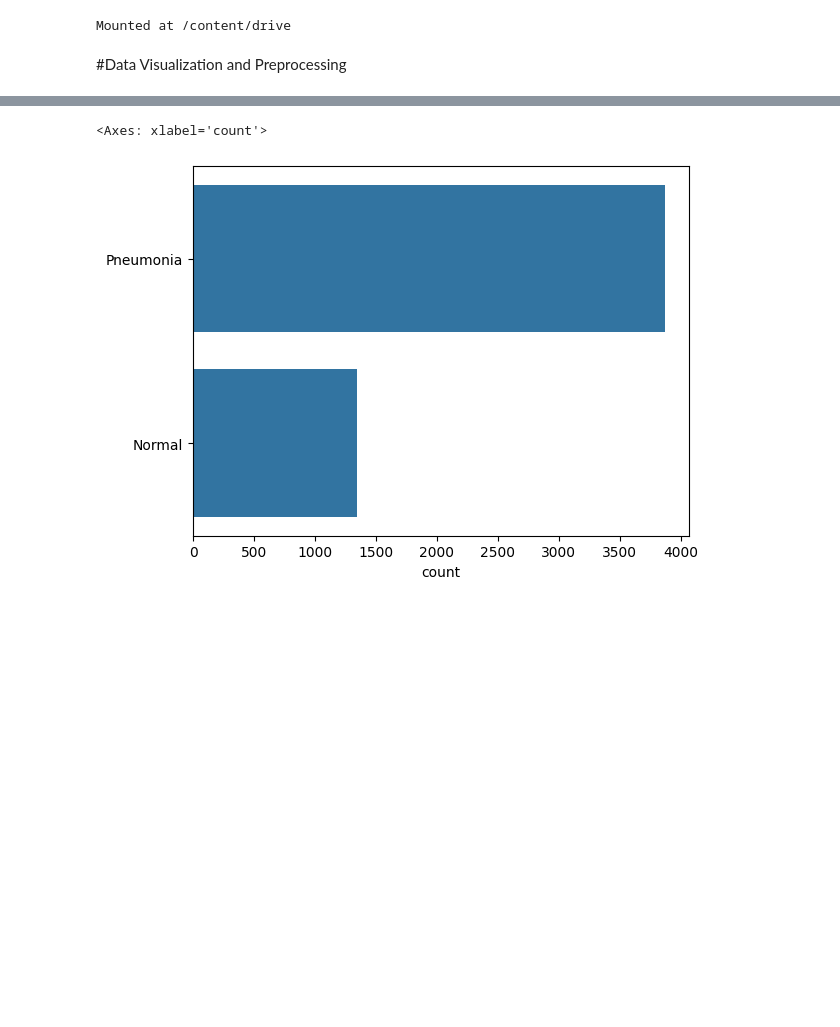
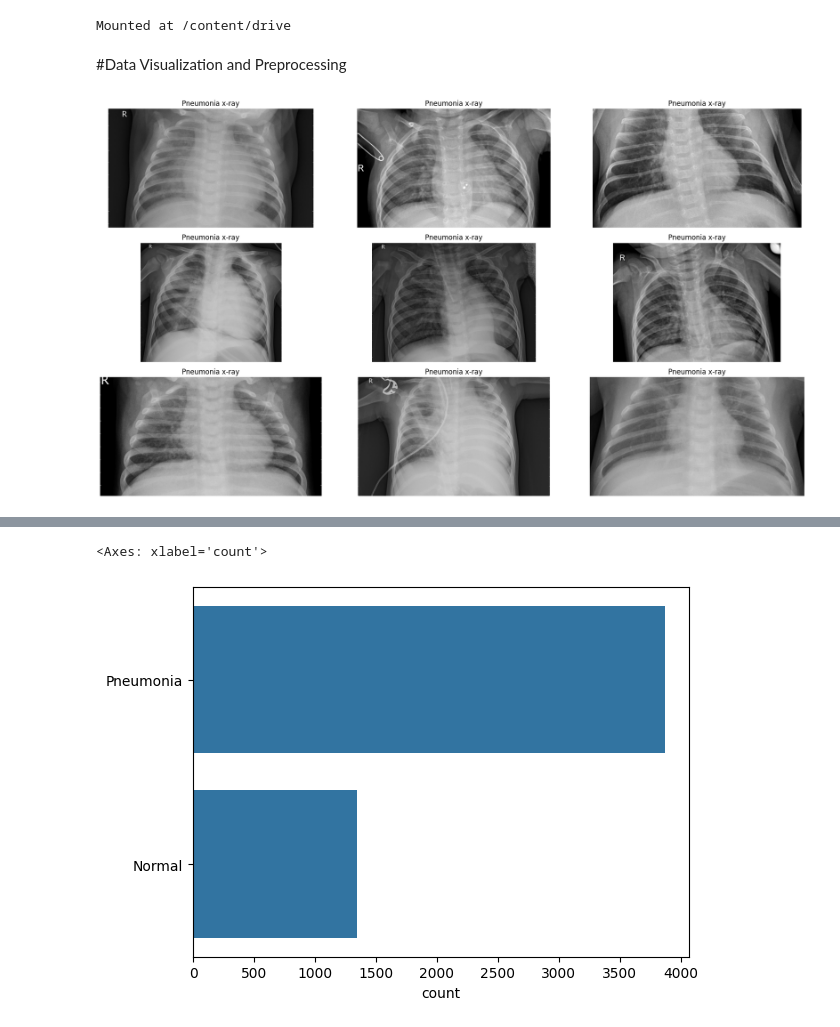
Before and after one commit to faith-nyamosi/PNEUMONIA_PROJECT, a Jupyter notebook: Pneumonia_Detection.ipynb, the cells around one changed output, grey strips where cells are left out. Drawn from its saved outputs; the diff is of its cells as text; code cells hidden in the pictures; blank space fills up the shorter version.

```diff
--- a/Pneumonia_Detection.ipynb
+++ b/Pneumonia_Detection.ipynb
@@ -48,3 +48,7 @@ val = get_data('/content/drive/MyDrive/Pneumonia_project/chest_xray/val')
 test = get_data('/content/drive/MyDrive/Pneumonia_project/chest_xray/test')
 # %% [markdown]
 #Data Visualization and Preprocessing
+# %%
+import os
+pneumonia = os.listdir("/content/drive/MyDrive/Pneumonia_project/chest_xray/train/PNEUMONIA")
+pneumonia_dir = "/content/drive/MyDrive/Pneumonia_project/chest_xray/train/PNEUMONIA"
@@ -50,0 +57,15 @@ test = get_data('/content/drive/MyDrive/Pneumonia_project/chest_xray/test')
+# %%
+plt.figure(figsize=(20,10))
+
+
+
+for i in range(9):
+  plt.subplot(3,3,i+1)
+
+  img = plt.imread(os.path.join(pneumonia_dir,pneumonia[i]))
+  plt.imshow(img, cmap='gray')
+  plt.axis("off")
+  plt.title("Pneumonia x-ray") # Display the label as title
+  plt.tight_layout()
+# %% [output]
+[figure, added]
```
Also changed, not shown: parts of 3 cells of this notebook.
